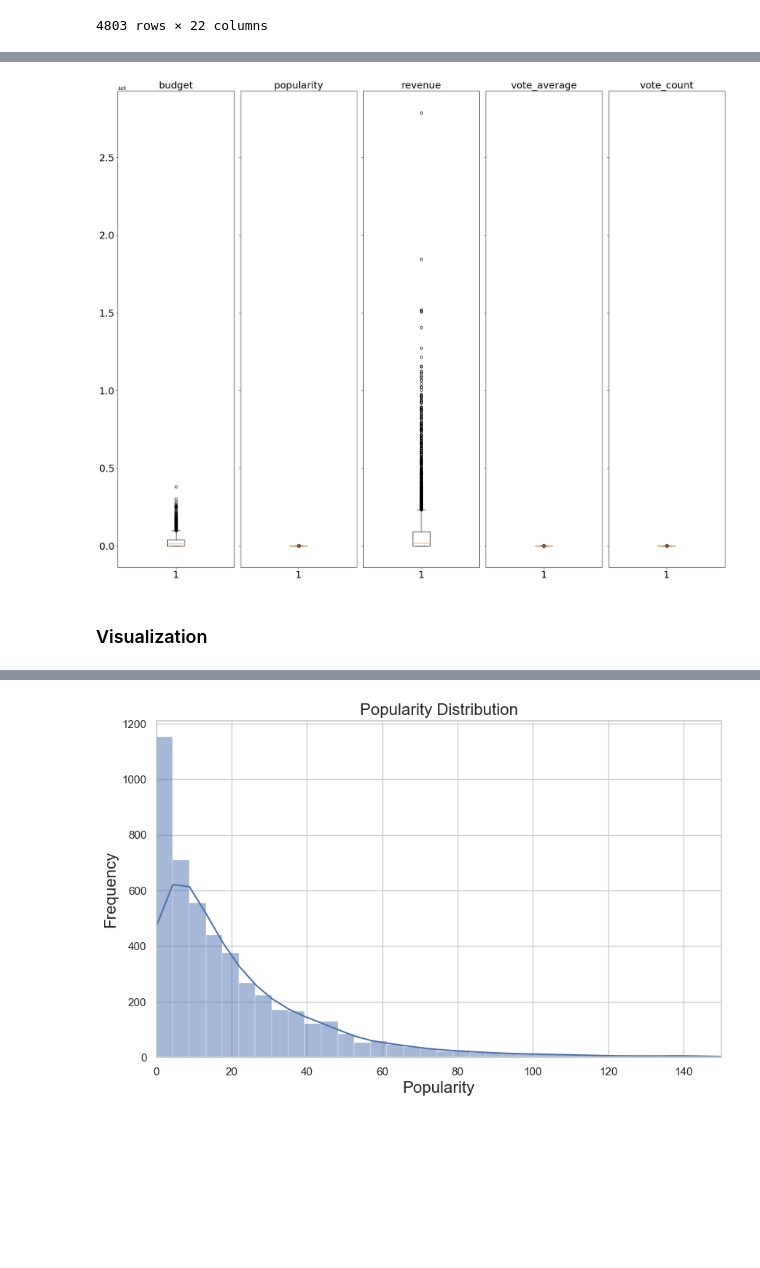
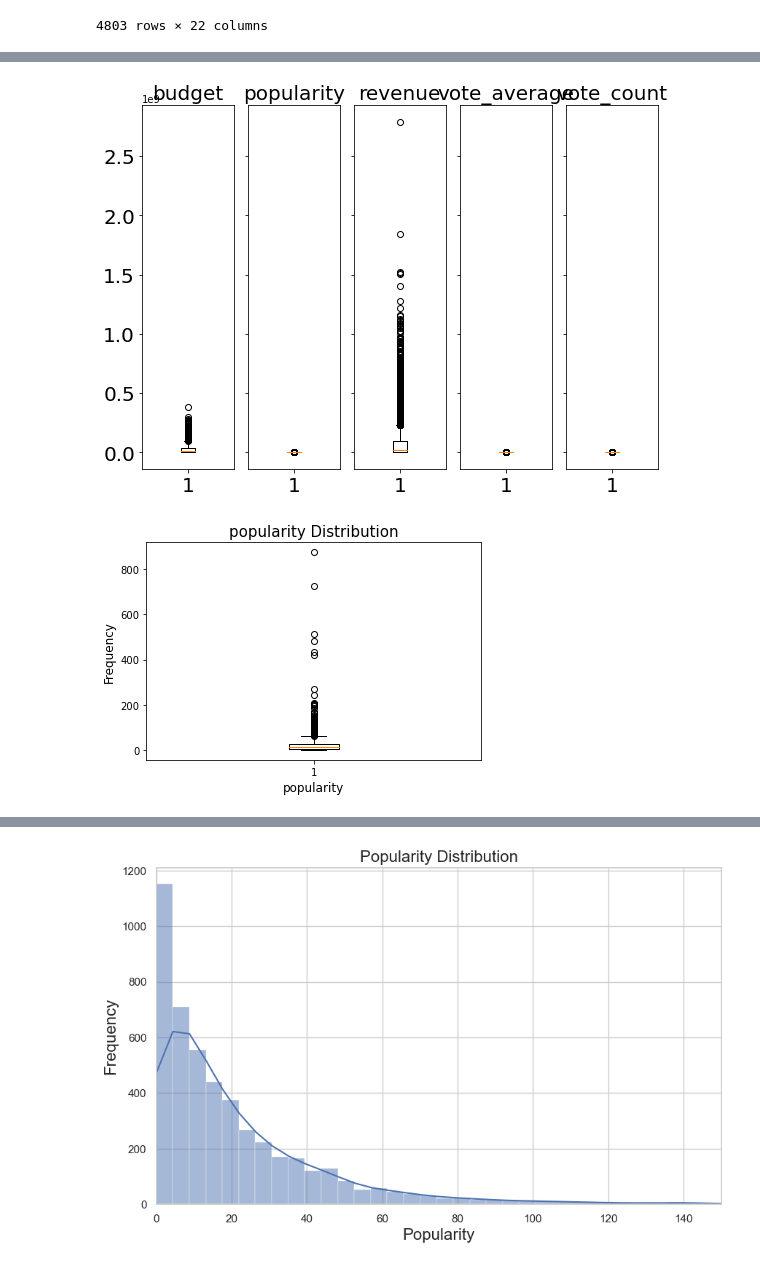
Before and after one commit to Imacharia/Movie_Recomendation, a Jupyter notebook: Movie Recommendation.ipynb, the cells around one changed output, grey strips where cells are left out. Cells and saved outputs as stored; diff of their text form; code cells hidden in the pictures; blank space fills up the shorter version.

```diff
--- a/Movie Recommendation.ipynb
+++ b/Movie Recommendation.ipynb
@@ -74,7 +74,7 @@ from my_functions import DatasetInfo, movie_score
 ### Load the Datasets
  >- Movie Credits Dataset
 # %%
-tmdb_movie_credits = pd.read_csv(r"C:\Users\rianm\Documents\data science\Recommendation System\Movie_Recomendation\.data\tmdb_5000_credits.csv")
+tmdb_movie_credits = pd.read_csv(r"C:\Users\wanji\OneDrive\Desktop\archive (4)\tmdb_5000_credits.csv")
 tmdb_movie_credits
 # %% [output]
 |  | movie_id | title | cast | crew |
@@ -93,7 +93,7 @@ tmdb_movie_credits
 # %% [markdown]
 >-Movies Dataset
 # %%
-tmdb_movies = pd.read_csv(r"C:\Users\rianm\Documents\data science\Recommendation System\Movie_Recomendation\.data\tmdb_5000_movies.csv")
+tmdb_movies = pd.read_csv(r"C:\Users\wanji\OneDrive\Desktop\archive (4)\tmdb_5000_movies.csv")
 tmdb_movies
 # %% [output]
 |  | budget | genres | homepage | id | keywords | original_language | original_title | overview | ... |
@@ -338,0 +619,11 @@ we will begin by checking for possible outliers
+# %%
+# Plotting 'release_date' (yearly distribution)
+movies_credits['release_year'] = pd.to_datetime(movies_credits['release_date']).dt.year
+
+plt.figure(figsize=(10, 6))
+movies_credits['release_year'].value_counts().sort_index().plot(kind='line')
+plt.title('Number of Movies by Release Year')
+plt.xlabel('Release Year')
+plt.xlim(1960, 2020 )
+plt.ylabel('Count')
+plt.show()
@@ -339,24 +643,20 @@ we will begin by checking for possible outliers
 # %%
-# Select the variables you want to plot
+# We select only the numeric columns for the check
 
 cols_to_plot = ['budget', 'popularity', 'revenue', 'vote_average', 'vote_count']
 
-######## Create a subplot grid
-fig, axes = plt.subplots(nrows=1, ncols=len(cols_to_plot), figsize=(20, 16), sharey=True)
+# Create a subplot grid
+fig, axes = plt.subplots(nrows=1, ncols=len(cols_to_plot), figsize=(8,6), sharey=True)
 
 ####### Create a boxplot for each variable in a separate subplot
 for i, col in enumerate(cols_to_plot):
     axes[i].boxplot(movies_credits[col])
-    axes[i].set_title(col, fontsize=22)
-    axes[i].tick_params(axis='both', which='major', labelsize=22)
+    axes[i].set_title(col, fontsize=20)
+    axes[i].tick_params(axis='both', which='major', labelsize=20)
 
 # Adjust spacing between subplots
 plt.tight_layout()
-# save te figure
-# plt.savefig("images/Outliers_1")
 # Show the figure
 plt.show()
 # %% [output]
-[figure, old version]
+[figure, new version]
-# %% [markdown]
-### Visualization
@@ -389,0 +663,10 @@ plt.show()
+# %%
+# Checking for outliers in the 'popularity' column
+plt.boxplot(movies_credits['popularity'])
+plt.xlabel("popularity", fontsize=12)
+plt.ylabel("Frequency", fontsize=12)
+plt.title("popularity Distribution", fontsize=15)
+
+plt.show()
+# %% [output]
+[figure, added]
```
Also changed, not shown: parts of 63 cells of this notebook.
